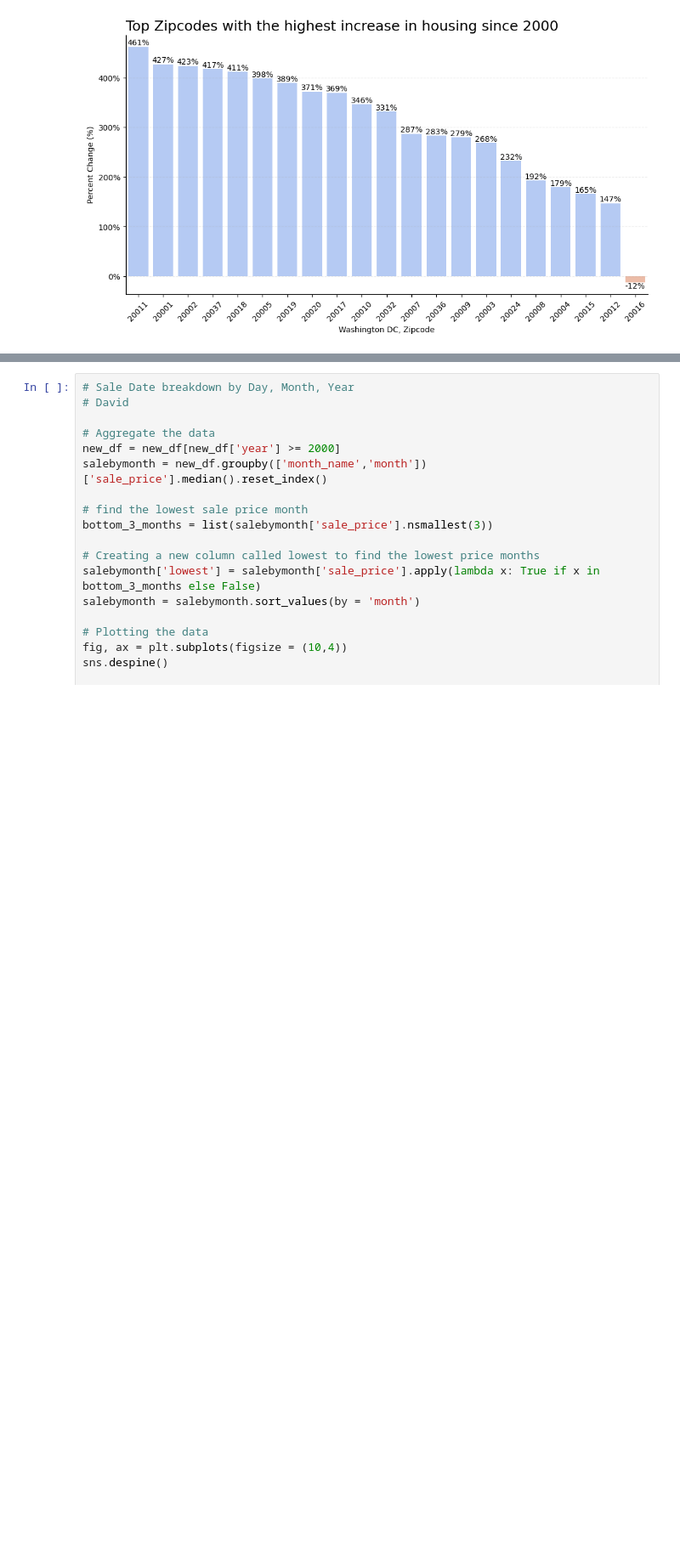
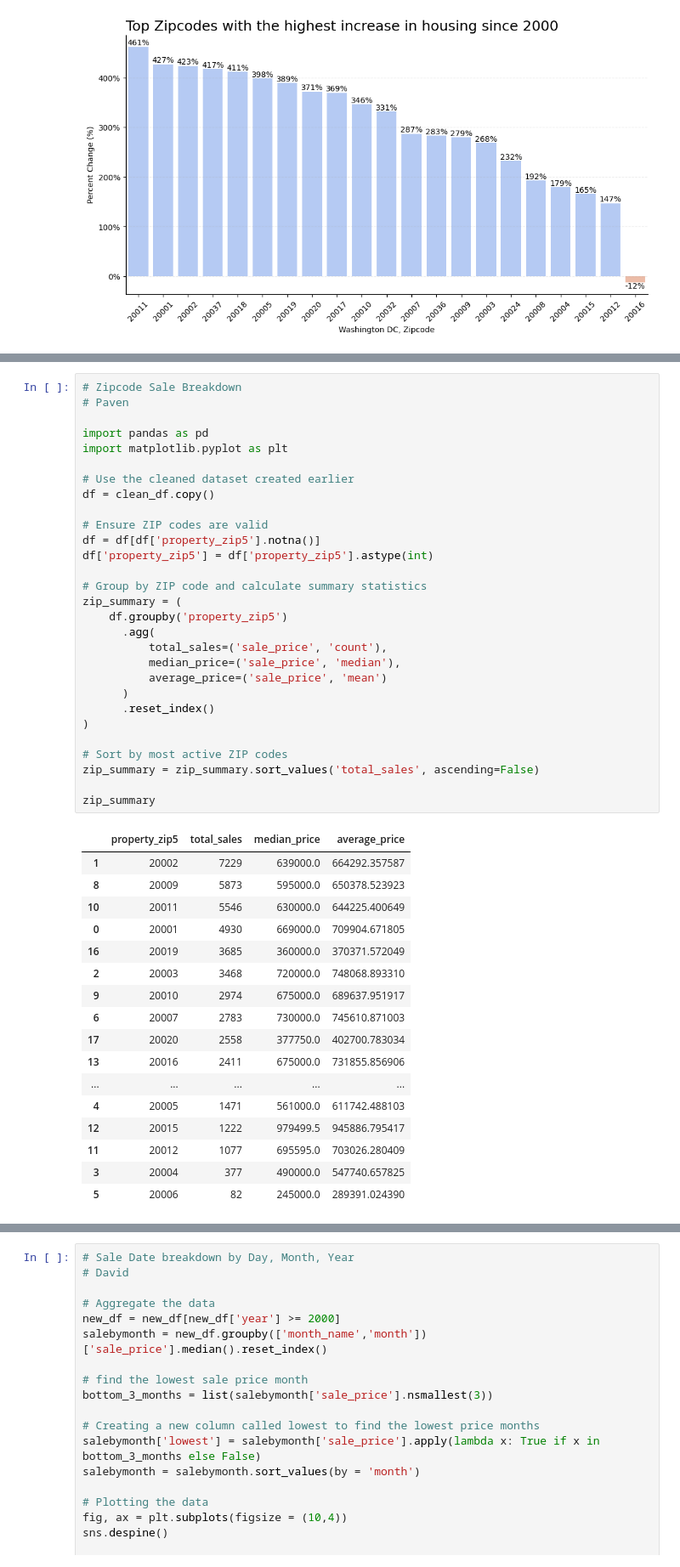
Before and after one commit to sierraperezdavid31/CIS9650-DC-Sales, a Jupyter notebook: Group_Project_15.ipynb, the cells around one changed output, grey strips where cells are left out. Shown at 85% size. Cells and saved outputs as stored; diff of their text form; blank space fills up the shorter version.

```diff
--- a/Group_Project_15.ipynb
+++ b/Group_Project_15.ipynb
@@ -416,0 +414,47 @@ plt.show()
+# %%
+# Zipcode Sale Breakdown
+# Paven
+
+import pandas as pd
+import matplotlib.pyplot as plt
+
+# Use the cleaned dataset created earlier
+df = clean_df.copy()
+
+# Ensure ZIP codes are valid
+df = df[df['property_zip5'].notna()]
+df['property_zip5'] = df['property_zip5'].astype(int)
+
+# Group by ZIP code and calculate summary statistics
+zip_summary = (
+    df.groupby('property_zip5')
+      .agg(
+          total_sales=('sale_price', 'count'),
+          median_price=('sale_price', 'median'),
+          average_price=('sale_price', 'mean')
+      )
+      .reset_index()
+)
+
+# Sort by most active ZIP codes
+zip_summary = zip_summary.sort_values('total_sales', ascending=False)
+
+zip_summary
+# %% [output]
+|  | property_zip5 | total_sales | median_price | average_price |
+| 1 | 20002 | 7229 | 639000.0 | 664292.357587 |
+| 8 | 20009 | 5873 | 595000.0 | 650378.523923 |
+| 10 | 20011 | 5546 | 630000.0 | 644225.400649 |
+| 0 | 20001 | 4930 | 669000.0 | 709904.671805 |
+| 16 | 20019 | 3685 | 360000.0 | 370371.572049 |
+| 2 | 20003 | 3468 | 720000.0 | 748068.893310 |
+| 9 | 20010 | 2974 | 675000.0 | 689637.951917 |
+| 6 | 20007 | 2783 | 730000.0 | 745610.871003 |
+| 17 | 20020 | 2558 | 377750.0 | 402700.783034 |
+| 13 | 20016 | 2411 | 675000.0 | 731855.856906 |
+| ... | ... | ... | ... | ... |
+| 4 | 20005 | 1471 | 561000.0 | 611742.488103 |
+| 12 | 20015 | 1222 | 979499.5 | 945886.795417 |
+| 11 | 20012 | 1077 | 695595.0 | 703026.280409 |
+| 3 | 20004 | 377 | 490000.0 | 547740.657825 |
+| 5 | 20006 | 82 | 245000.0 | 289391.024390 |
```
Also changed, not shown: parts of 9 cells of this notebook.
